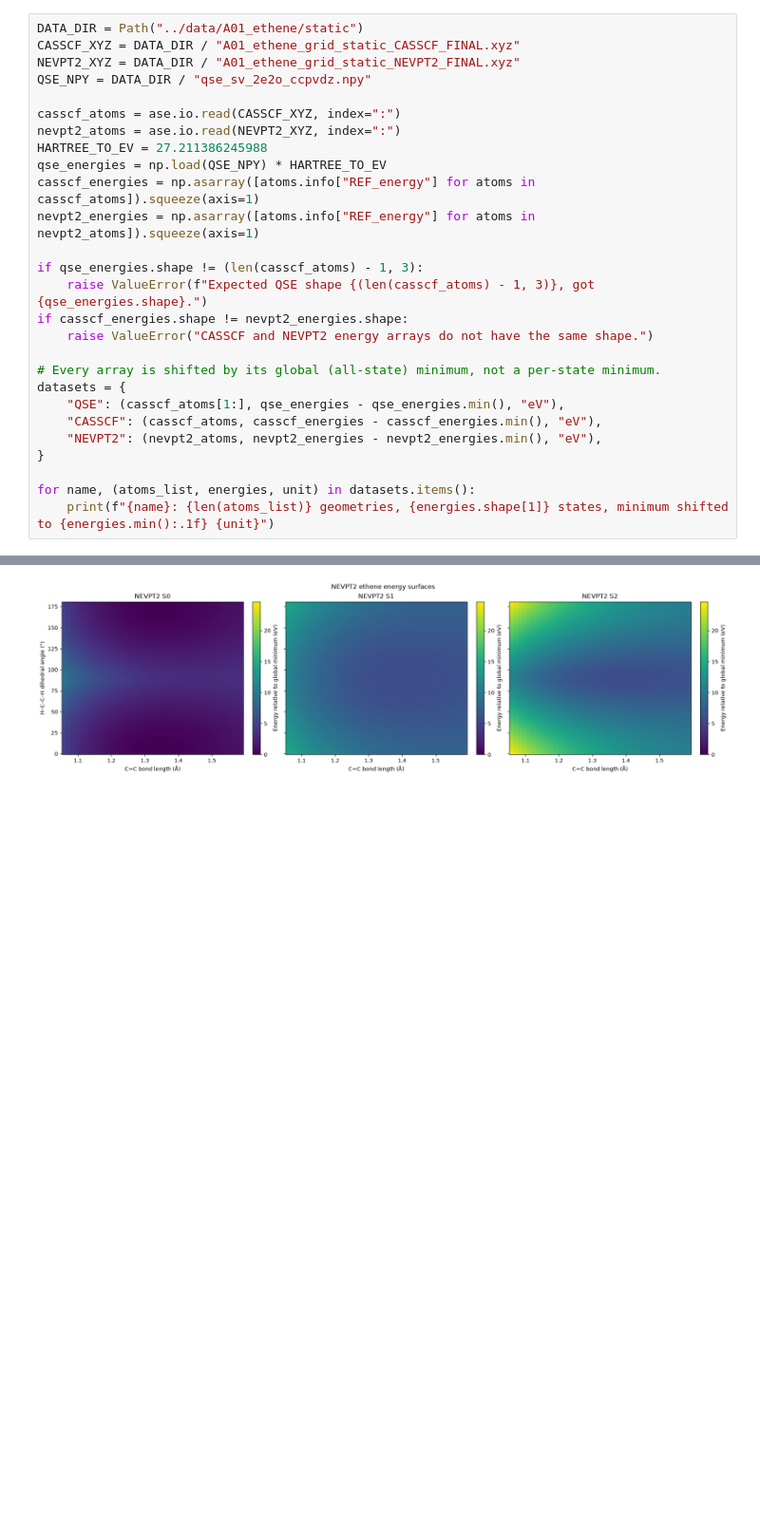
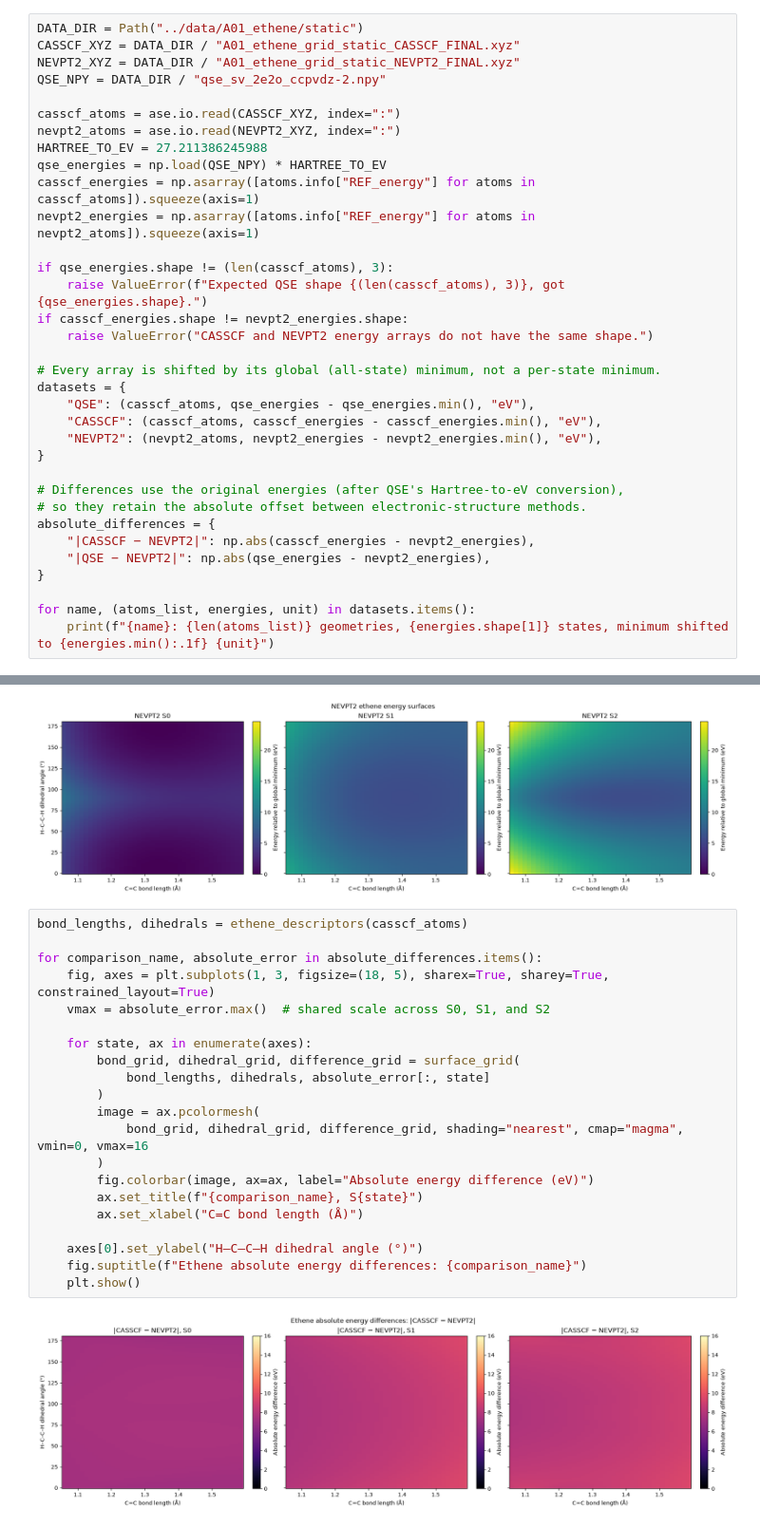
Before and after one commit to yoghurtfork/X-MACE-sampling, a Jupyter notebook: notebooks/visualising_dataset_clean copy.ipynb, the cells around one changed output, grey strips where cells are left out. Shown at 95% size. Saved outputs shown, nothing was run; the diff lists cells and outputs as text; blank space fills up the shorter version.

Commit message:
More QSE ethene data

```diff
--- a/notebooks/visualising_dataset_clean copy.ipynb
+++ b/notebooks/visualising_dataset_clean copy.ipynb
@@ -30,7 +26,7 @@ def surface_grid(bond_lengths, dihedrals, energy):
 DATA_DIR = Path("../data/A01_ethene/static")
 CASSCF_XYZ = DATA_DIR / "A01_ethene_grid_static_CASSCF_FINAL.xyz"
 NEVPT2_XYZ = DATA_DIR / "A01_ethene_grid_static_NEVPT2_FINAL.xyz"
-QSE_NPY = DATA_DIR / "qse_sv_2e2o_ccpvdz.npy"
+QSE_NPY = DATA_DIR / "qse_sv_2e2o_ccpvdz-2.npy"
 
 casscf_atoms = ase.io.read(CASSCF_XYZ, index=":")
 nevpt2_atoms = ase.io.read(NEVPT2_XYZ, index=":")
@@ -39,18 +35,25 @@ qse_energies = np.load(QSE_NPY) * HARTREE_TO_EV
 casscf_energies = np.asarray([atoms.info["REF_energy"] for atoms in casscf_atoms]).squeeze(axis=1)
 nevpt2_energies = np.asarray([atoms.info["REF_energy"] for atoms in nevpt2_atoms]).squeeze(axis=1)
 
-if qse_energies.shape != (len(casscf_atoms) - 1, 3):
-    raise ValueError(f"Expected QSE shape {(len(casscf_atoms) - 1, 3)}, got {qse_energies.shape}.")
+if qse_energies.shape != (len(casscf_atoms), 3):
+    raise ValueError(f"Expected QSE shape {(len(casscf_atoms), 3)}, got {qse_energies.shape}.")
 if casscf_energies.shape != nevpt2_energies.shape:
     raise ValueError("CASSCF and NEVPT2 energy arrays do not have the same shape.")
 
 # Every array is shifted by its global (all-state) minimum, not a per-state minimum.
 datasets = {
-    "QSE": (casscf_atoms[1:], qse_energies - qse_energies.min(), "eV"),
+    "QSE": (casscf_atoms, qse_energies - qse_energies.min(), "eV"),
     "CASSCF": (casscf_atoms, casscf_energies - casscf_energies.min(), "eV"),
     "NEVPT2": (nevpt2_atoms, nevpt2_energies - nevpt2_energies.min(), "eV"),
 }
 
+# Differences use the original energies (after QSE's Hartree-to-eV conversion),
+# so they retain the absolute offset between electronic-structure methods.
+absolute_differences = {
+    "|CASSCF − NEVPT2|": np.abs(casscf_energies - nevpt2_energies),
+    "|QSE − NEVPT2|": np.abs(qse_energies - nevpt2_energies),
+}
+
 for name, (atoms_list, energies, unit) in datasets.items():
     print(f"{name}: {len(atoms_list)} geometries, {energies.shape[1]} states, minimum shifted to {energies.min():.1f} {unit}")
 # %% [output]
@@ -81,3 +84,26 @@ for dataset_name, (atoms_list, relative_energies, unit) in datasets.items():
 [figure]
 [figure]
 [figure]
+# %%
+bond_lengths, dihedrals = ethene_descriptors(casscf_atoms)
+
+for comparison_name, absolute_error in absolute_differences.items():
+    fig, axes = plt.subplots(1, 3, figsize=(18, 5), sharex=True, sharey=True, constrained_layout=True)
+    vmax = absolute_error.max()  # shared scale across S0, S1, and S2
+
+    for state, ax in enumerate(axes):
+        bond_grid, dihedral_grid, difference_grid = surface_grid(
+            bond_lengths, dihedrals, absolute_error[:, state]
+        )
+        image = ax.pcolormesh(
+            bond_grid, dihedral_grid, difference_grid, shading="nearest", cmap="magma", vmin=0, vmax=16
+        )
+        fig.colorbar(image, ax=ax, label="Absolute energy difference (eV)")
+        ax.set_title(f"{comparison_name}, S{state}")
+        ax.set_xlabel("C=C bond length (Å)")
+
+    axes[0].set_ylabel("H–C–C–H dihedral angle (°)")
+    fig.suptitle(f"Ethene absolute energy differences: {comparison_name}")
+    plt.show()
+# %% [output]
+[figure, added]
```
Also changed, not shown: parts of 3 cells of this notebook, 1 other file.
